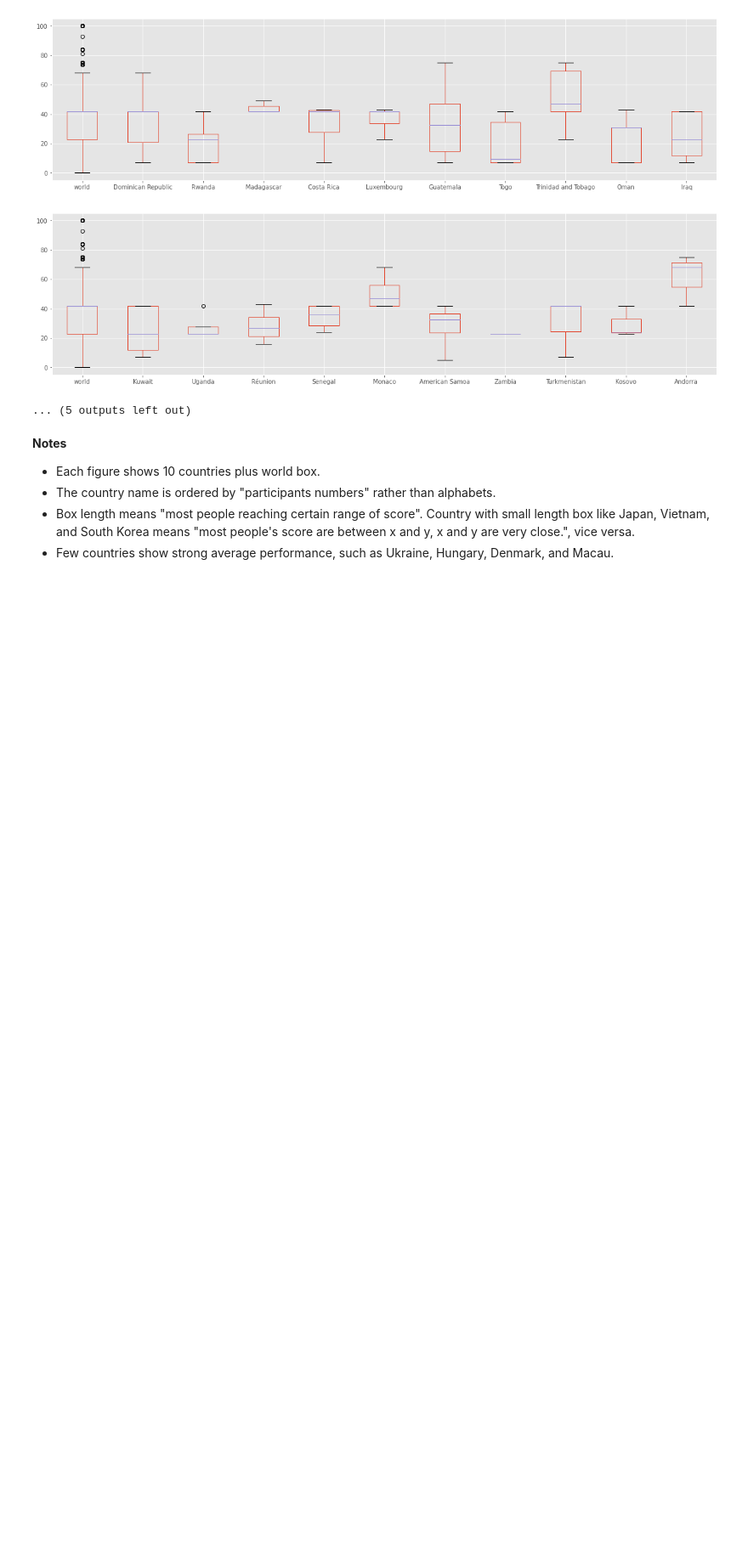
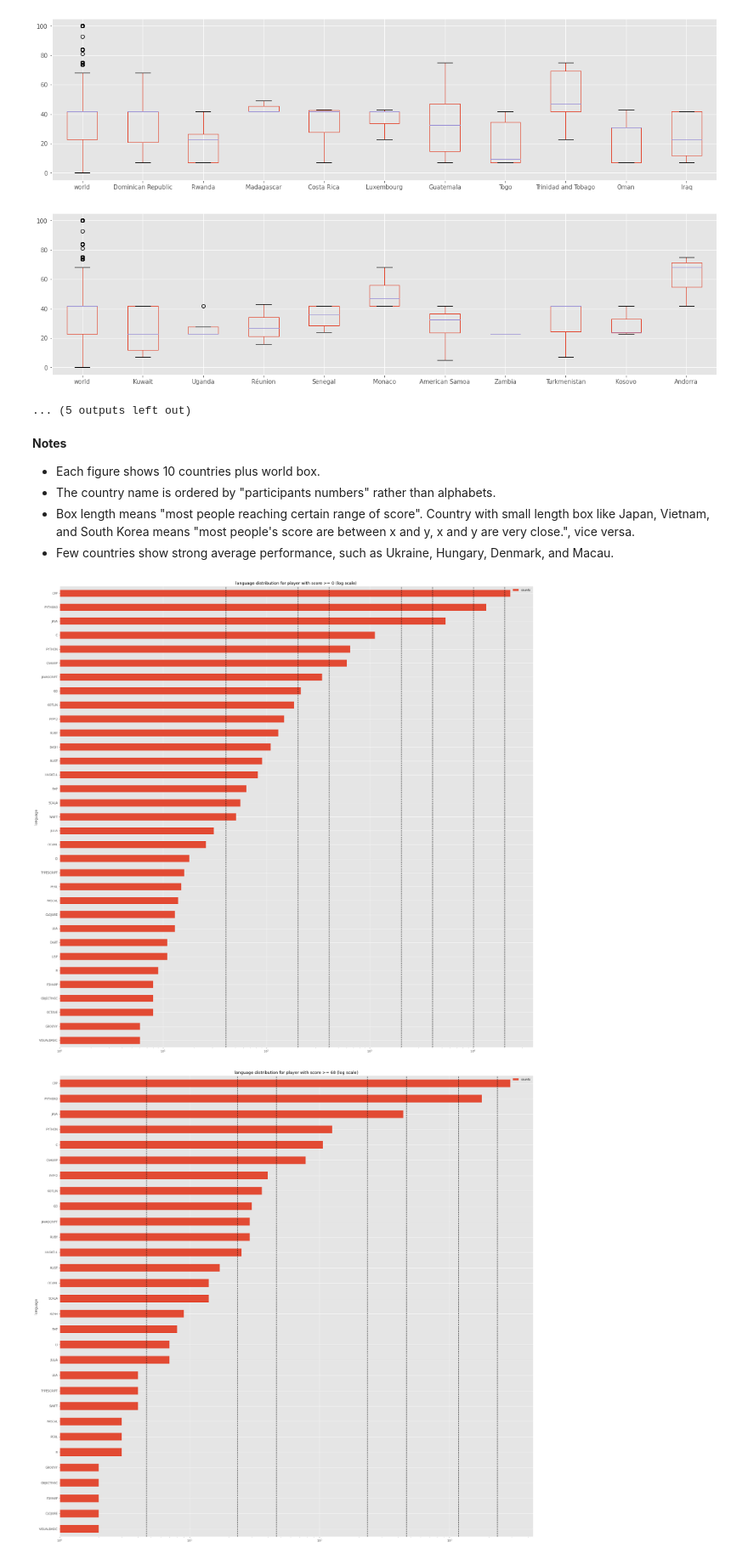
Before and after one commit to note35/GCJ2020-analysis, a Jupyter notebook: analysis_qual.ipynb, the cells around one changed output. Shown at 85% size. Saved outputs shown, nothing was run; the diff lists cells and outputs as text; code cells hidden in the pictures; blank space fills up the shorter version.

Commit message:
add language crawler, data, and analysis

```diff
--- a/analysis_qual.ipynb
+++ b/analysis_qual.ipynb
@@ -9,7 +10,7 @@ from matplotlib import pyplot as plt
 pd.set_option('display.max_rows', 500)
 plt.style.use('ggplot')  # set style
 # %%
-df = pd.read_json(r'./crawler/all_data_by_rank.json').T
+df = pd.read_json(r'./crawler/all_data_with_lang_by_rank.json').T
 # %%
 # group country by participants
 df_countries = df.groupby(['country']).size().sort_values(ascending=False).reset_index(name='participants')
@@ -163,3 +164,41 @@ for idx, cc in enumerate(df_countries['country']):
 - The country name is ordered by "participants numbers" rather than alphabets.
 - Box length means "most people reaching certain range of score". Country with small length box like Japan, Vietnam, and South Korea means "most people's score are between x and y, x and y are very close.", vice versa.
 - Few countries show strong average performance, such as Ukraine, Hungary, Denmark, and Macau.
+# %%
+supported_lang = ['BASH', 'C', 'CLOJURE', 'CPP', 'CSHARP', 'D', 'DART', 'FSHARP', 'GO', 'GROOVY', 'HASKELL', 'JAVA', 'JAVASCRIPT', 'JULIA', 'KOTLIN', 'LISP', 'LUA', 'OBJECTIVEC', 'OCAML', 'OCTAVE', 'PASCAL', 'PERL', 'PHP', 'PYPY2', 'PYTHON', 'PYTHON3', 'R', 'RUBY', 'RUST', 'SCALA', 'SWIFT', 'TYPESCRIPT', 'VISUALBASIC']
+
+iconic_scores = [
+    0,   # all
+    68,  # solve first 4 question (top player)
+    100, # full score (elite player)
+]
+
+for score in iconic_scores:
+    df_langs_per_user = pd.DataFrame({'counts': {}})
+    df_langs_per_user.insert(0, 'language', None)
+
+    df_score = df.sort_values(by='rank')[df['score_1'] >= score]
+    total = len(df_score)
+
+    for idx, lang in enumerate(supported_lang):
+        df_lang = df_score.iloc[:, 2].apply(lambda x: x.count(lang))
+        ls = df_lang.sum()
+        if ls > 0:
+            df_langs_per_user.loc[idx] = [lang, df_lang.sum()]
+
+    df_langs_per_user = df_langs_per_user.sort_values(by='counts',ascending=True)
+    barh_chart = df_langs_per_user.plot(
+        title=f'language distribution for player with score >= {score} (log scale)',
+        x='language', y='counts', kind='barh', figsize=[30,30], log=True)
+    # barh_chart = df_langs_per_user.plot(x='language', y='counts', title=f'score', kind='barh', figsize=[30,30])
+
+    # draw 0.5%, 1%, 5%, 10%, 25%, 50% vertical lines
+    vlines = [total/200, total/100, total*5/100, total/10, total/4, total/2]
+    # draw 0.1% vertical lines for top and all player graph
+    if score < 100:
+        vlines = [total/1000] + vlines
+    for vl in vlines:
+        barh_chart.axvline(vl, color='k', linestyle='--')
+# %% [output]
+[figure, added]
+[figure, added]
```
Also changed, not shown: parts of 7 cells of this notebook, 6 other files.
